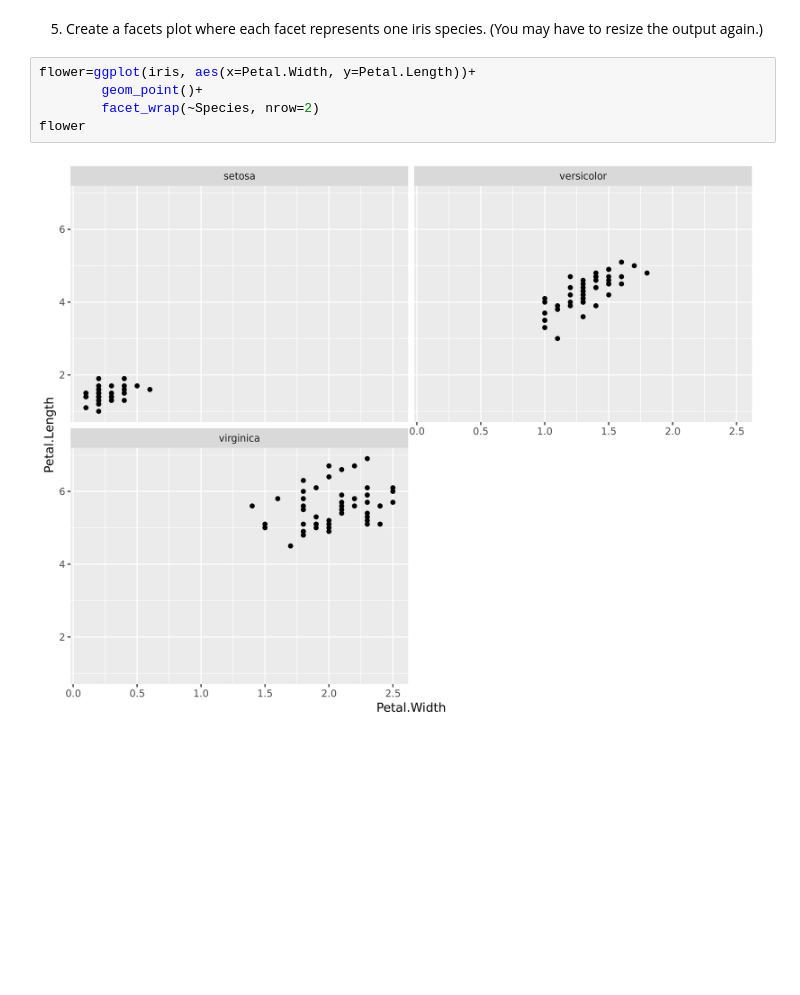
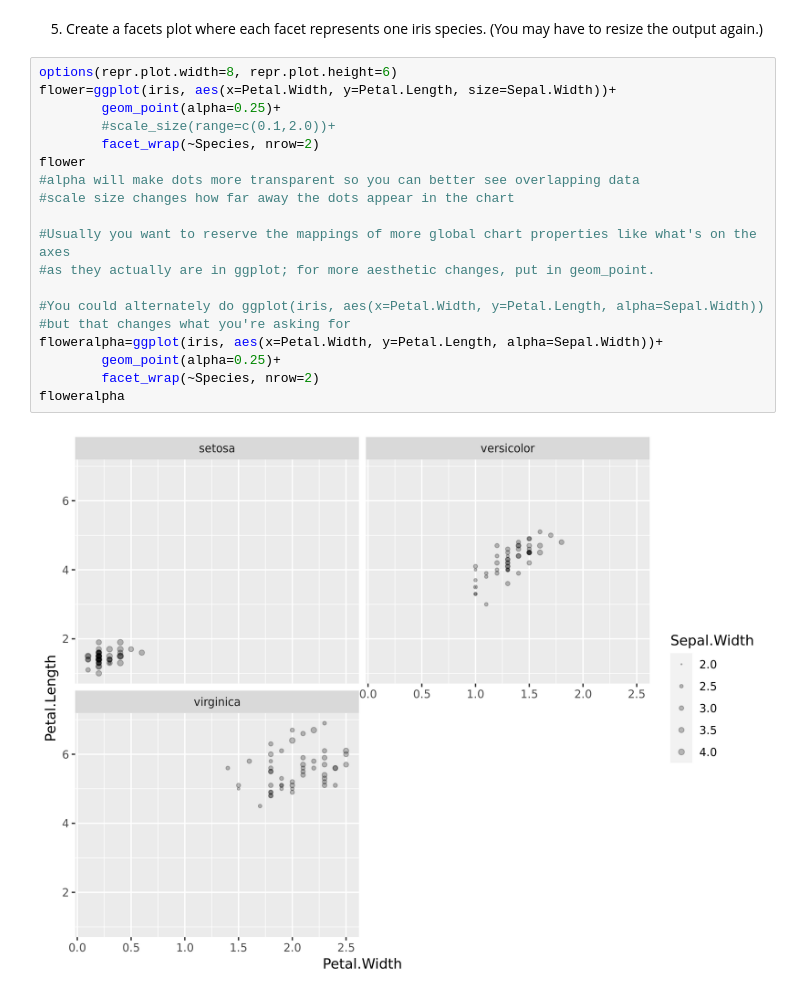
Before and after one commit to lynnee-argabright/BIOS-512, a Jupyter notebook: notes/04_00_multiple_plots_LA.ipynb, the cells around one changed output. Drawn from its saved outputs; the diff is of its cells as text; blank space fills up the shorter version.

```diff
--- a/notes/04_00_multiple_plots_LA.ipynb
+++ b/notes/04_00_multiple_plots_LA.ipynb
@@ -58,10 +61,24 @@ flower
 # %% [markdown]
 5. Create a facets plot where each facet represents one iris species.
 (You may have to resize the output again.)
-# %%
-flower=ggplot(iris, aes(x=Petal.Width, y=Petal.Length))+
-        geom_point()+
-        facet_wrap(~Species, nrow=2)
-flower
-# %% [output]
-[figure, removed]
+# %%
+options(repr.plot.width=8, repr.plot.height=6)
+flower=ggplot(iris, aes(x=Petal.Width, y=Petal.Length, size=Sepal.Width))+
+        geom_point(alpha=0.25)+
+        #scale_size(range=c(0.1,2.0))+
+        facet_wrap(~Species, nrow=2)
+flower
+#alpha will make dots more transparent so you can better see overlapping data
+#scale size changes how far away the dots appear in the chart
+
+#Usually you want to reserve the mappings of more global chart properties like what's on the axes
+#as they actually are in ggplot; for more aesthetic changes, put in geom_point.
+
+#You could alternately do ggplot(iris, aes(x=Petal.Width, y=Petal.Length, alpha=Sepal.Width))
+#but that changes what you're asking for
+floweralpha=ggplot(iris, aes(x=Petal.Width, y=Petal.Length, alpha=Sepal.Width))+
+        geom_point(alpha=0.25)+
+        facet_wrap(~Species, nrow=2)
+floweralpha
+# %% [output]
+[figure, added]
```
Also changed, not shown: parts of 3 cells of this notebook, 1 other file.
